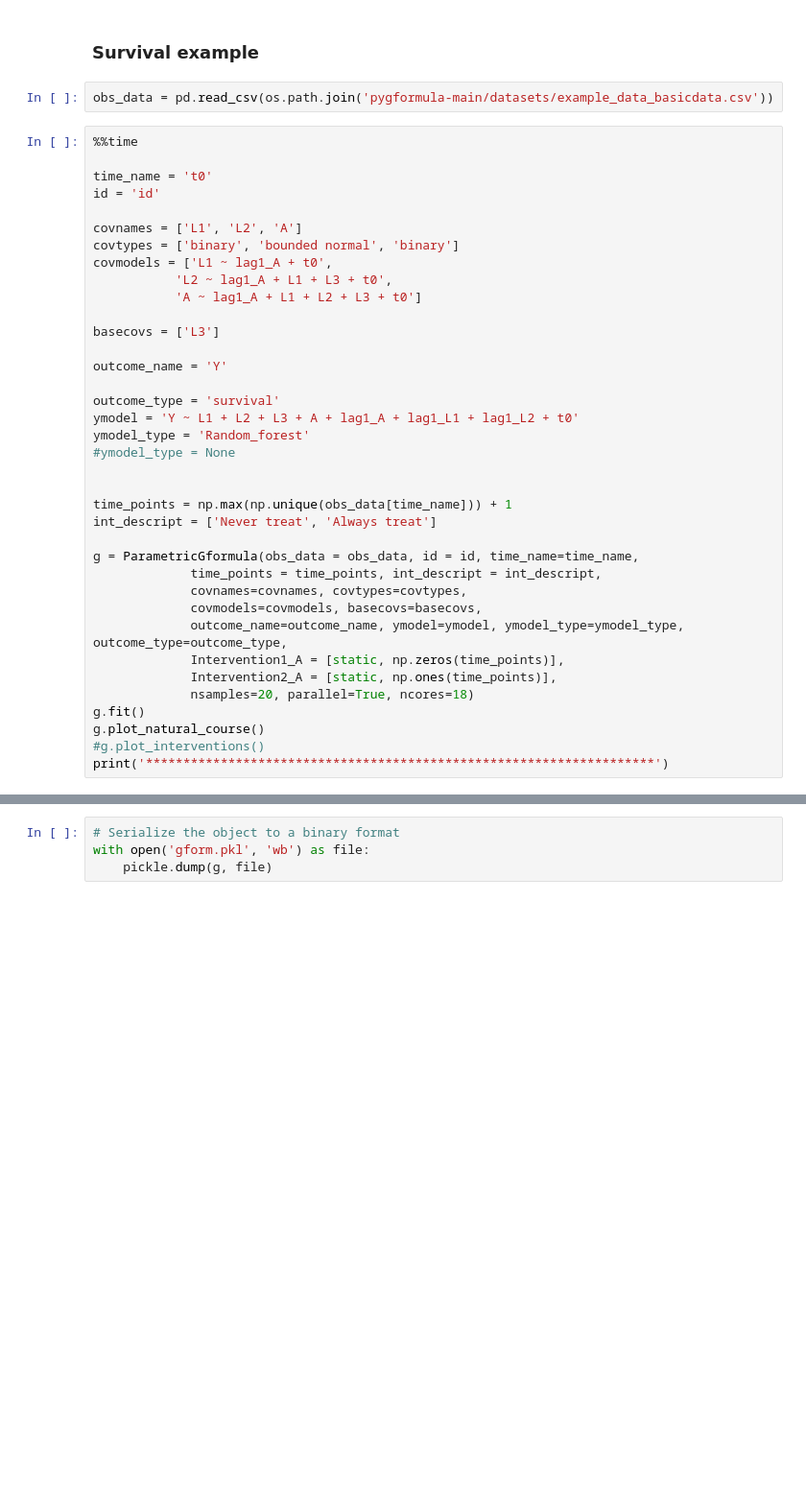
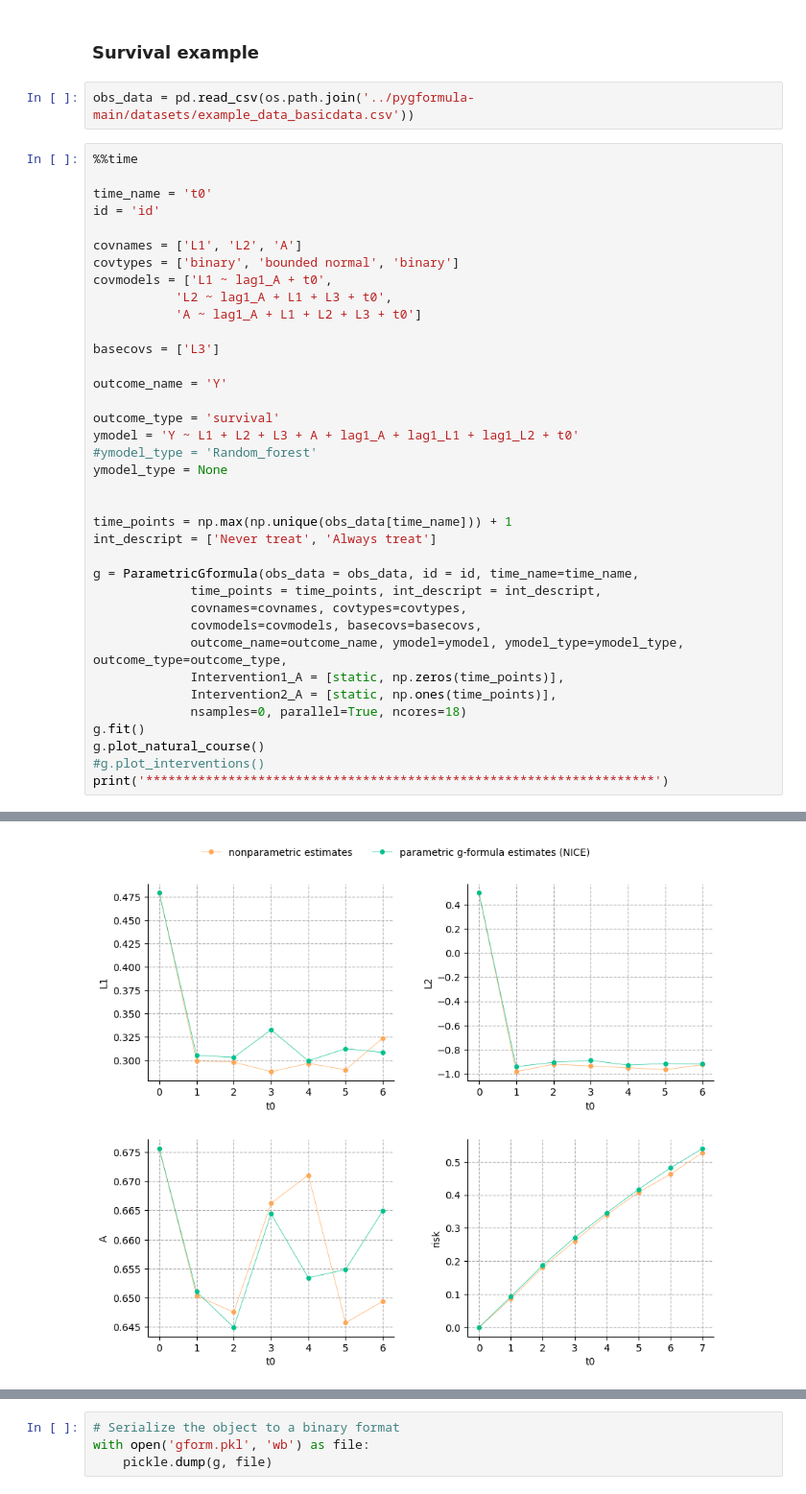
Before and after one commit to BorjaGIH/CovidVax_DM, a Jupyter notebook: Deprecated/py_gformula_example_toydata.ipynb, the cells around one changed output, grey strips where cells are left out. Shown at 96% size. Saved outputs shown, nothing was run; the diff lists cells and outputs as text; blank space fills up the shorter version.

```diff
--- a/Deprecated/py_gformula_example_toydata.ipynb
+++ b/Deprecated/py_gformula_example_toydata.ipynb
@@ -59,7 +29,7 @@ import pickle
 # %% [markdown]
 ### Survival example
 # %%
-obs_data = pd.read_csv(os.path.join('pygformula-main/datasets/example_data_basicdata.csv'))
+obs_data = pd.read_csv(os.path.join('../pygformula-main/datasets/example_data_basicdata.csv'))
 # %%
 %%time
 
@@ -78,8 +48,8 @@ outcome_name = 'Y'
 
 outcome_type = 'survival'
 ymodel = 'Y ~ L1 + L2 + L3 + A + lag1_A + lag1_L1 + lag1_L2 + t0'
-ymodel_type = 'Random_forest'
-#ymodel_type = None
+#ymodel_type = 'Random_forest'
+ymodel_type = None
 
 
 time_points = np.max(np.unique(obs_data[time_name])) + 1
@@ -92,7 +62,7 @@ g = ParametricGformula(obs_data = obs_data, id = id, time_name=time_name,
              outcome_name=outcome_name, ymodel=ymodel, ymodel_type=ymodel_type, outcome_type=outcome_type,
              Intervention1_A = [static, np.zeros(time_points)],
              Intervention2_A = [static, np.ones(time_points)],
-             nsamples=20, parallel=True, ncores=18)
+             nsamples=0, parallel=True, ncores=18)
 g.fit()
 g.plot_natural_course()
 #g.plot_interventions()
@@ -103,0 +80 @@ start simulating.
+[figure, new version]
```
Also changed, not shown: parts of 10 cells of this notebook, 4 other files.
